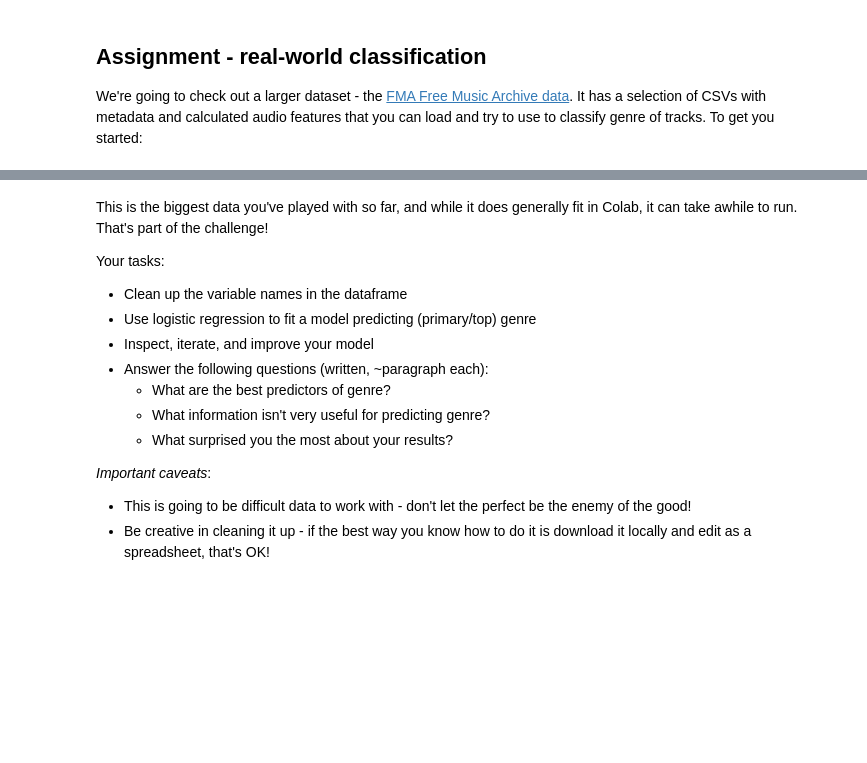
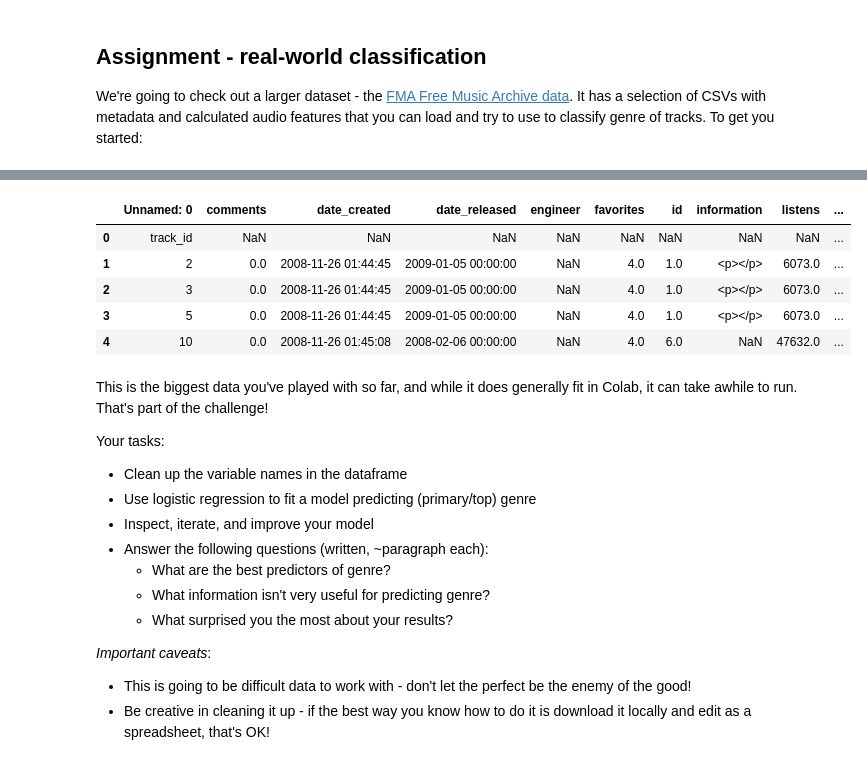
Before and after one commit to bloominstituteoftechnology/DS-Unit-2-Sprint-3-Advanced-Regression, a Jupyter notebook: module1-logistic-regression/LS_DS_231_Logistic_Regression.ipynb, the cells around one changed output, grey strips where cells are left out. Cells and saved outputs as stored; diff of their text form; code cells hidden in the pictures; blank space fills up the shorter version.

```diff
--- a/module1-logistic-regression/LS_DS_231_Logistic_Regression.ipynb
+++ b/module1-logistic-regression/LS_DS_231_Logistic_Regression.ipynb
@@ -229,3 +348,35 @@ tracks.shape
+# %%
+binaries = [f'{i:08b}' for i in range(1,100)]
+# %%
+df = tracks
+cats = ['genre_top']
+for c in cats:
+    cl = c[0].lower() + c[1:] + '-'
+    types = df[c].unique().tolist()
+    tdf = pd.DataFrame()
+    for i in range(0,len(types)):
+      if len(df[df[c] == types[i]]) == 0:
+        continue
+      patterns = df[df[c] == types[i]][c].apply(lambda s: \
+          ('00000000' if pd.isnull(s) else binaries[types.index(s)]))
+      #tdf['gentre_top_0']= pd.Series([int(p[0]) for p in patterns])
+      for j in range(0,min(8,int(np.log2(len(types))) + 1)):
+#          if j == 0:
+#            print(len([int(p[j]) for p in patterns]))
+#            print(len(df.loc[df[c] == types[i],c]))
+#          print(f"i {i} j {j} types[i]: {types[i]} clj: {cl + str(j)}")
+#          df.loc[df[c] == types[i],c][cl + str(j)] = pd.Series([int(p[j]) for p in patterns])
+          tdf[cl + str(j)] = pd.Series([int(p[j]) for p in patterns])
+dfbc = df.drop(cats,inplace=False, axis=1)
+dfbc = dfbc.join(tdf)
+dfbc.head()
+# %% [output]
+|  | Unnamed: 0 | comments | date_created | date_released | engineer | favorites | id | information | listens | ... |
+| 0 | track_id | NaN | NaN | NaN | NaN | NaN | NaN | NaN | NaN | ... |
+| 1 | 2 | 0.0 | 2008-11-26 01:44:45 | 2009-01-05 00:00:00 | NaN | 4.0 | 1.0 | <p></p> | 6073.0 | ... |
+| 2 | 3 | 0.0 | 2008-11-26 01:44:45 | 2009-01-05 00:00:00 | NaN | 4.0 | 1.0 | <p></p> | 6073.0 | ... |
+| 3 | 5 | 0.0 | 2008-11-26 01:44:45 | 2009-01-05 00:00:00 | NaN | 4.0 | 1.0 | <p></p> | 6073.0 | ... |
+| 4 | 10 | 0.0 | 2008-11-26 01:45:08 | 2008-02-06 00:00:00 | NaN | 4.0 | 6.0 | NaN | 47632.0 | ... |
 # %% [markdown]
 This is the biggest data you've played with so far, and while it does generally fit in Colab, it can take awhile to run. That's part of the challenge!
 
```
Also changed, not shown: parts of 19 cells of this notebook.
